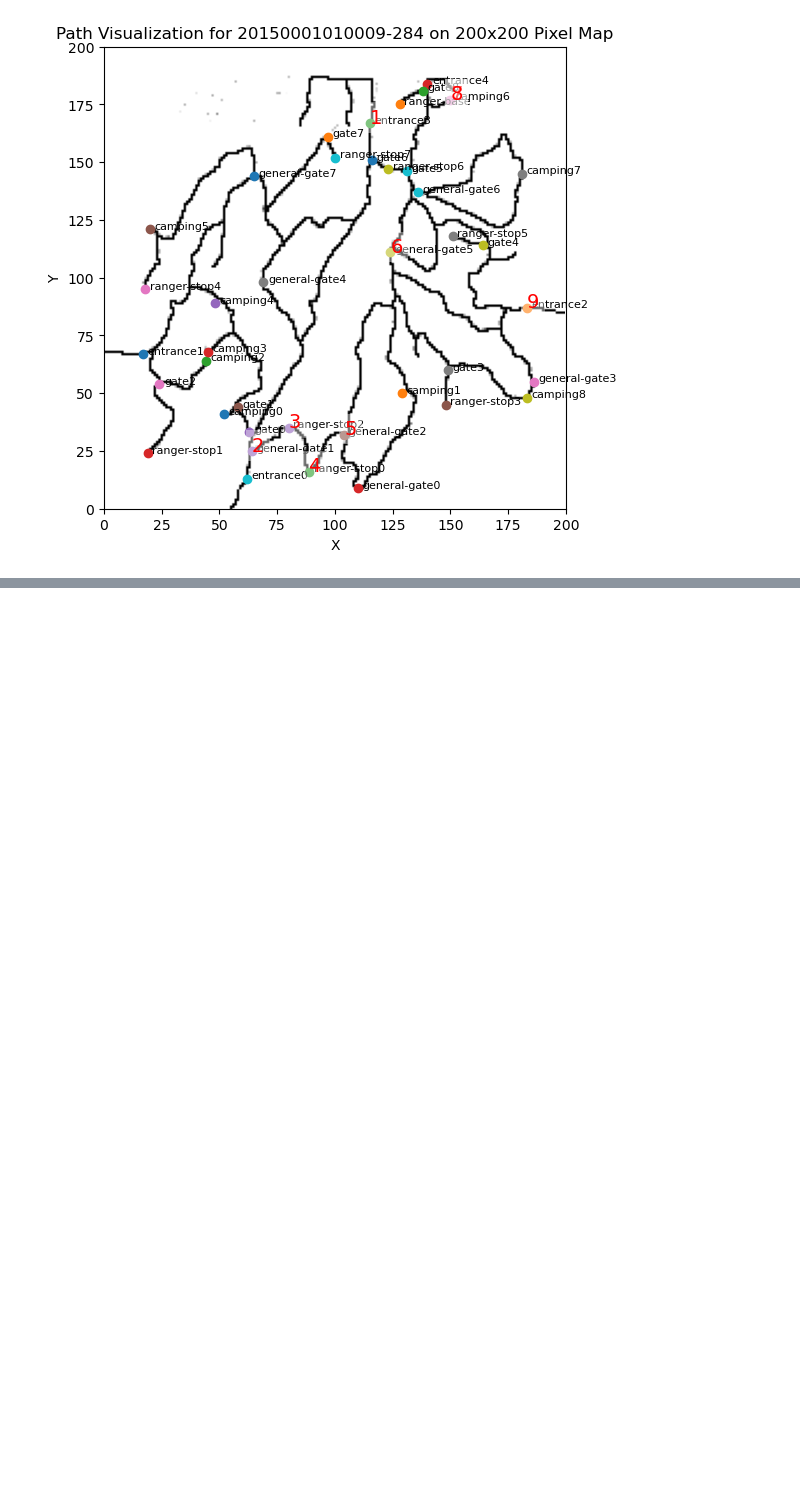
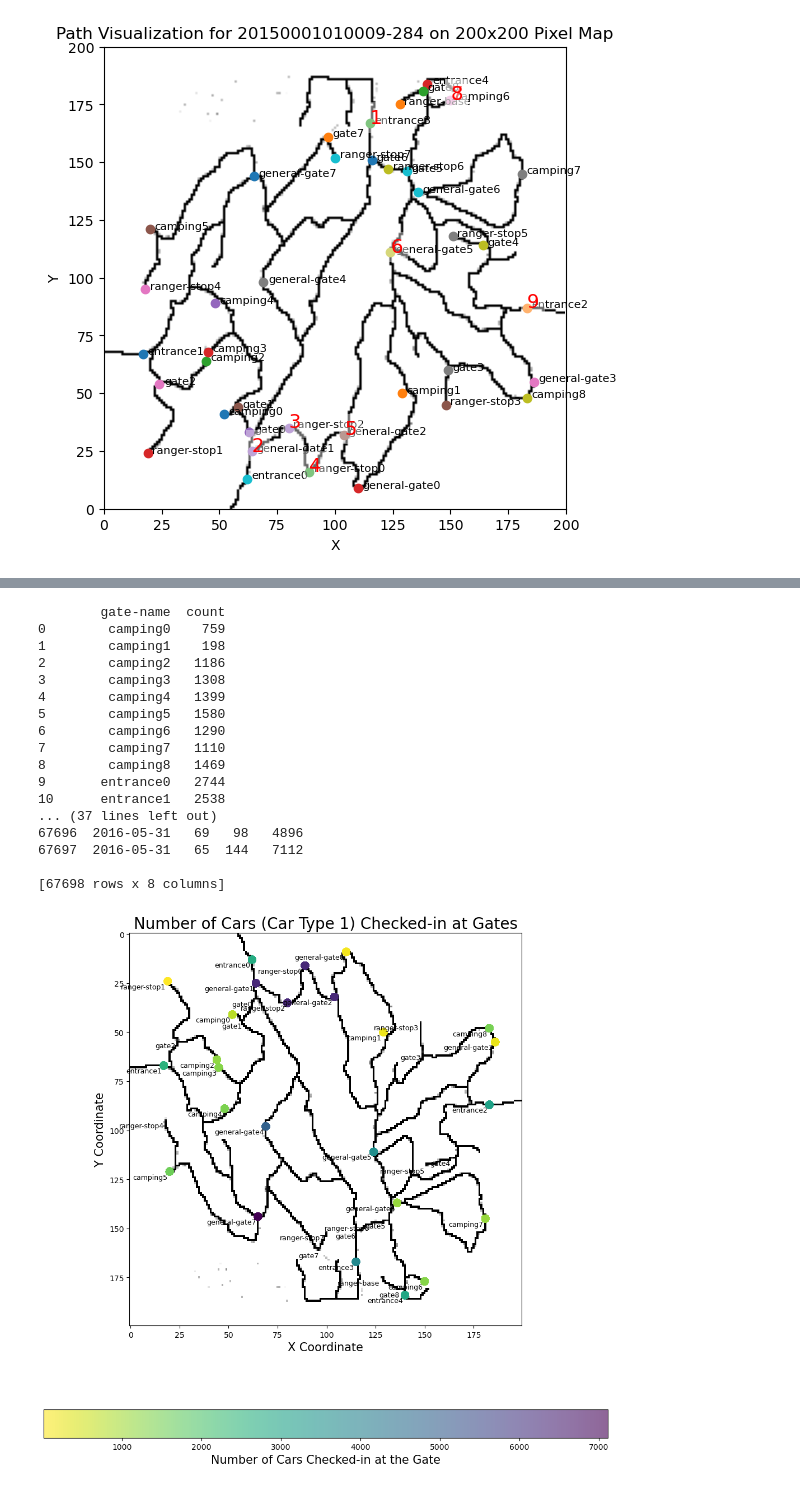
Before and after one commit to ssusnea/sds235-hw3, a Jupyter notebook: traffic_analysis.ipynb, the cells around one changed output, grey strips where cells are left out. Saved outputs shown, nothing was run; the diff lists cells and outputs as text; code cells hidden in the pictures; blank space fills up the shorter version.

```diff
--- a/traffic_analysis.ipynb
+++ b/traffic_analysis.ipynb
@@ -308,0 +309,74 @@ plt.show()
+# %%
+# Define the car types as a list of strings
+car_types = ['1', '2', '3', '4', '5', '6', '2P']
+
+# Loop through each car type, visualize the data, and set the dynamic title
+for i in car_types:
+    car_type_i = traffic_data[traffic_data['car-type'] == i]  # Filter for current car type
+
+    # Group by 'gate-name' and count occurrences
+    gate_counts = car_type_i.groupby('gate-name').size().reset_index(name='count')
+
+    # Display the gate count DataFrame
+    print(gate_counts)
+
+    # Merge counts back into the original DataFrame (if needed)
+    car_type_count = car_type_i.merge(gate_counts, on='gate-name', how='left')
+
+    # Display the car type count DataFrame
+    print(car_type_count)
+
+
+    # Set up the figure
+    plt.figure(figsize=(13, 13))
+    reverted_map = 200 - map_data
+    plt.imshow(reverted_map, cmap='gray')  # Using a grayscale colormap
+
+    # Plot each location
+    for name, (x, y) in gates_coordinates.items():
+        # plt.scatter(x, y, label=name)
+        plt.text(x-1, y+1, name, fontsize=9, ha = 'right', ma = 'left', va = 'top')
+        # plt.text(x + 2, y, name, fontsize=10, ha = 'left')
+
+    # Create a scatter plot
+    scatter = plt.scatter(
+        car_type_i['x'],
+        car_type_i['y'],
+        c=car_type_count['count'],  # Use counts for color
+        cmap='viridis_r',
+        alpha=0.6,
+        s = 90,
+        # edgecolor='k'  # Add edge color to points for better visibility
+    )
+
+    # Add horizontal color bar for legend
+    cb = plt.colorbar(scatter, orientation='horizontal')
+    cb.set_label('Number of Cars Checked-in at the Gate', fontsize = '15')
+
+    # Set titles and labels
+    plt.title(f'Number of Cars (Car Type {i}) Checked-in at Gates', fontsize=20)
+    plt.xlabel('X Coordinate', fontsize = '15')
+    plt.ylabel('Y Coordinate', fontsize = '15')
+
+
+    # Show the plot
+    plt.show()
+# %% [output]
+        gate-name  count
+0        camping0    759
+1        camping1    198
+2        camping2   1186
+3        camping3   1308
+4        camping4   1399
+5        camping5   1580
+6        camping6   1290
+7        camping7   1110
+8        camping8   1469
+9       entrance0   2744
+10      entrance1   2538
+... (37 lines left out)
+67696  2016-05-31   69   98   4896
+67697  2016-05-31   65  144   7112
+
+[67698 rows x 8 columns]
+[figure, added]
```
Also changed, not shown: parts of 6 cells of this notebook.
